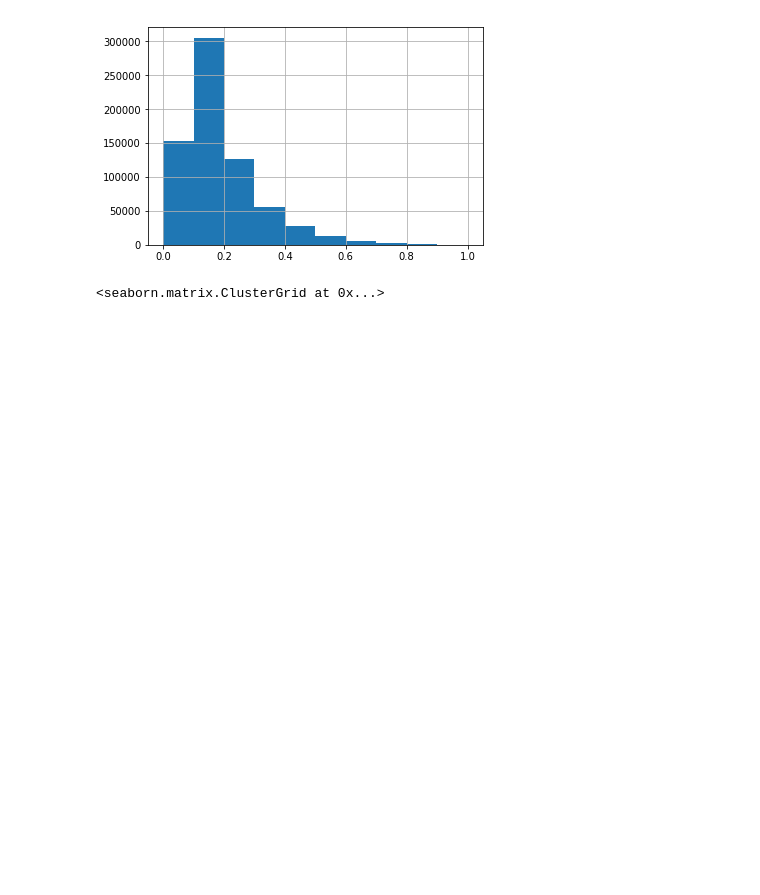
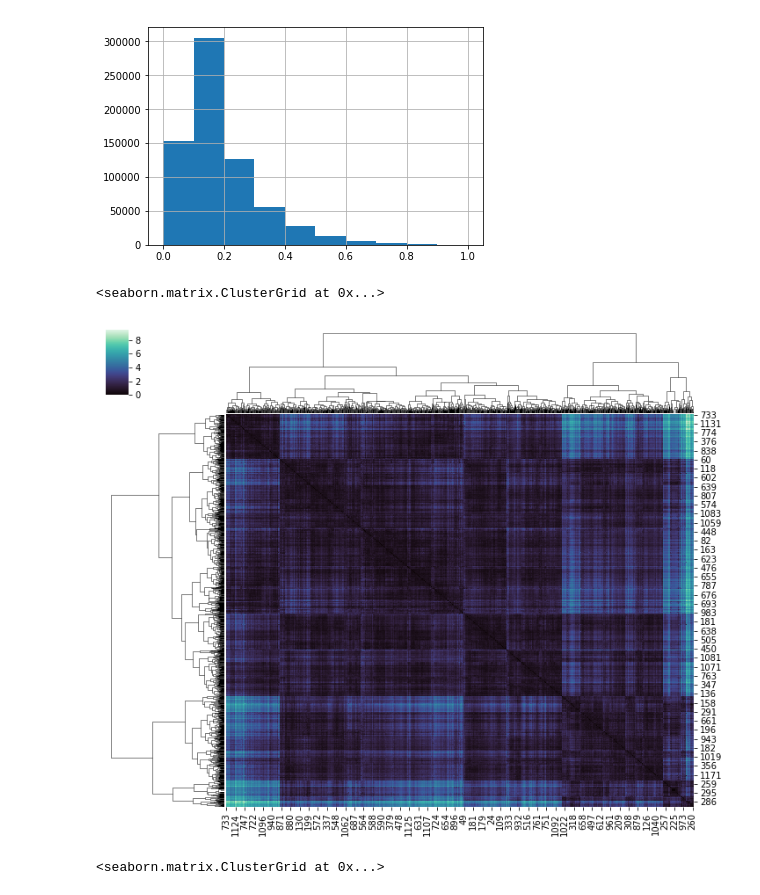
Before and after one commit to MiachelGu/chiller-plants, a Jupyter notebook: notebooks/14. Clusters.ipynb, the cells around one changed output. Cells and saved outputs as stored; diff of their text form; code cells hidden in the pictures; blank space fills up the shorter version.

```diff
--- a/notebooks/14. Clusters.ipynb
+++ b/notebooks/14. Clusters.ipynb
@@ -251,6 +248,18 @@ pairwise_dtw.hist()
 # %% [output]
 <matplotlib.axes._subplots.AxesSubplot at 0x...>
 [figure]
+# %%
+linkage_mat = hac.linkage(pairwise_dtw, method="complete")
+sns.clustermap(
+    pairwise_dtw_matrix,
+    row_linkage=linkage_mat,
+    col_linkage=linkage_mat,
+    cmap="mako",
+    figsize=(12,10)
+)
+# %% [output]
+<seaborn.matrix.ClusterGrid at 0x...>
+[figure, added]
 # %%
 # agglomerative clustered pairs of timeseries chunks..
 sns.clustermap(
```
Also changed, not shown: parts of 4 cells of this notebook, 16 other files.
